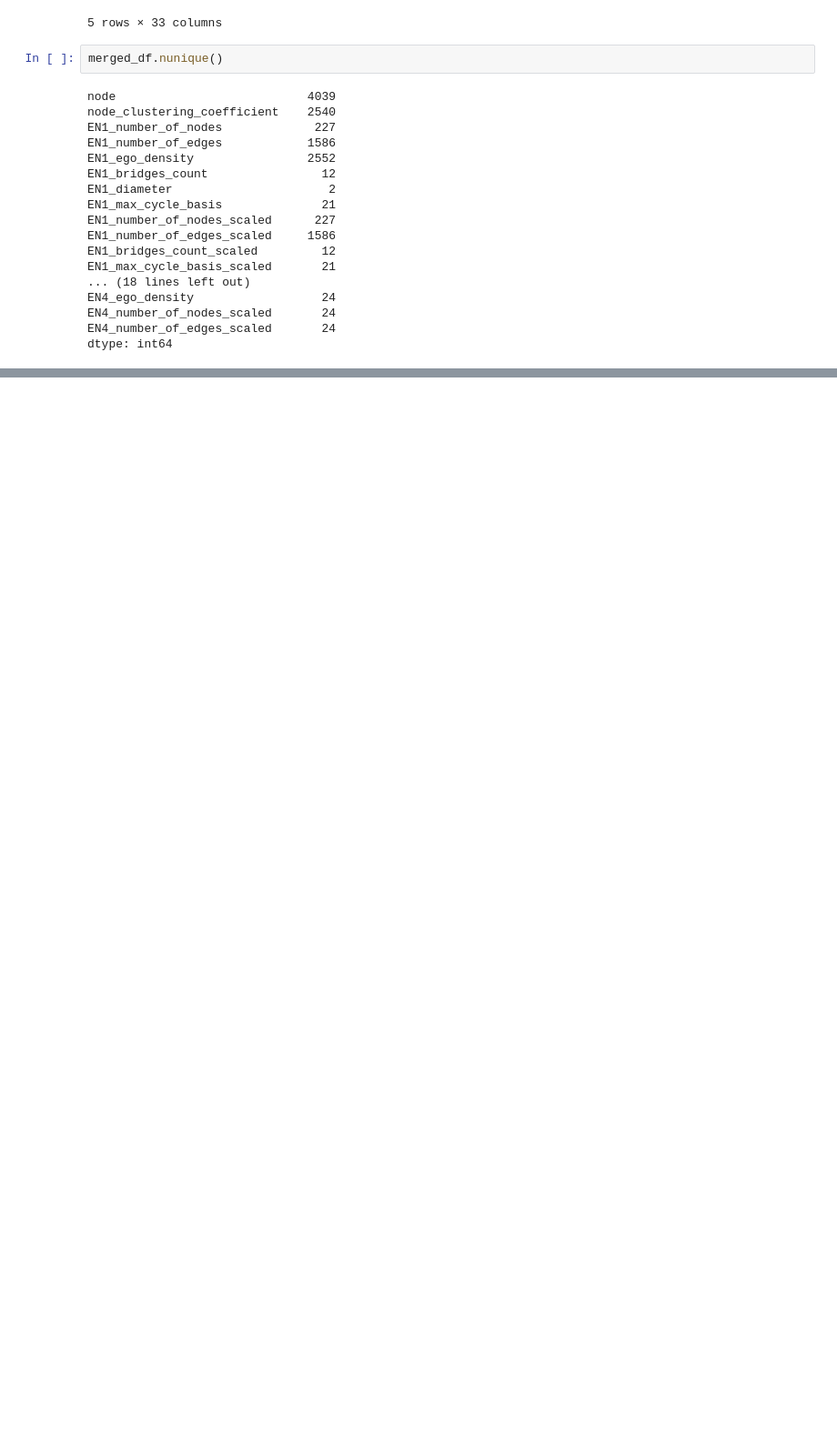
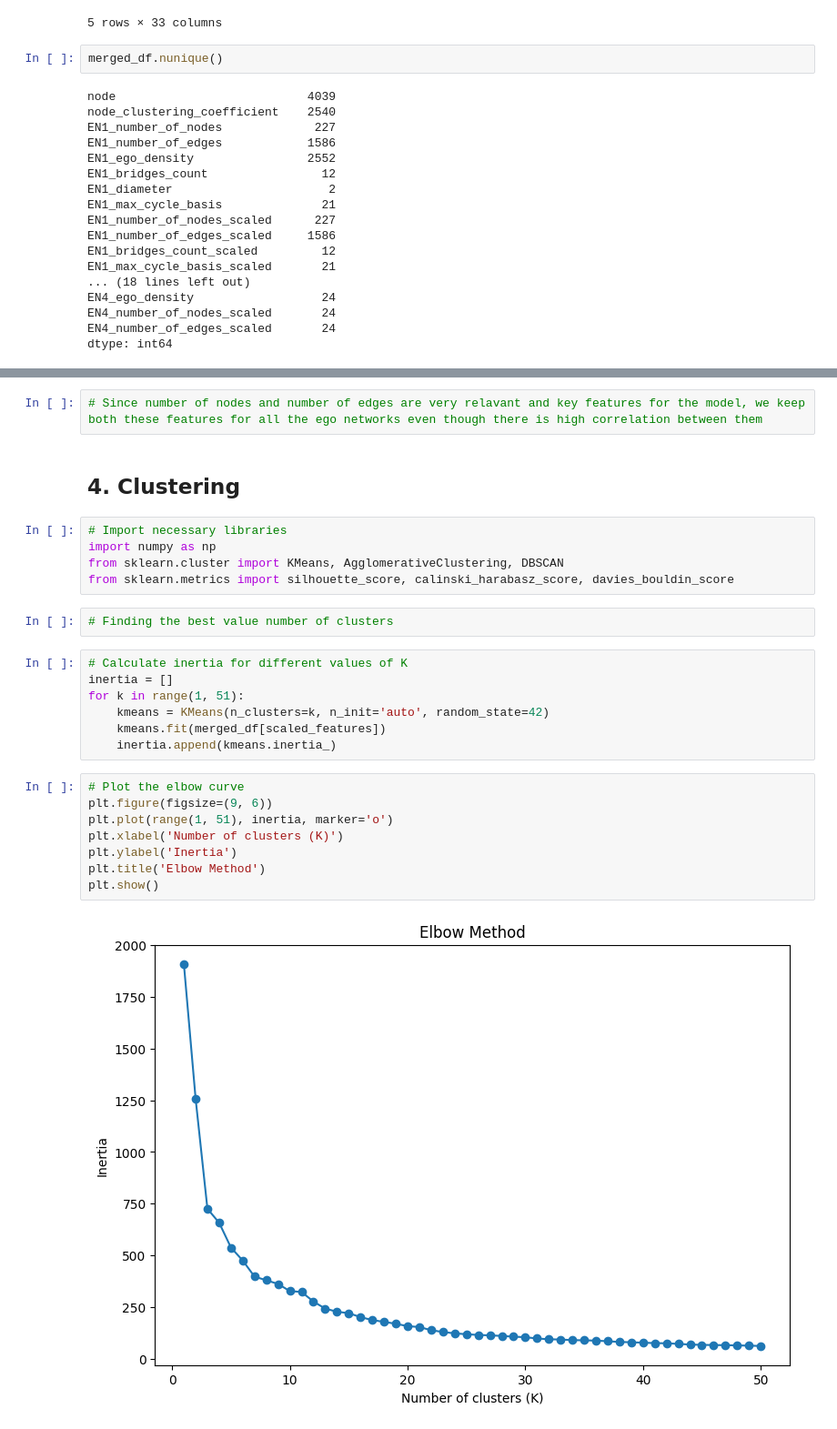
Before and after one commit to kk-shetty/data_science_ik, a Jupyter notebook: projects/ml_mini_project/node_clustering.ipynb, the cells around one changed output, grey strips where cells are left out. Shown at 91% size. Saved outputs shown, nothing was run; the diff lists cells and outputs as text; blank space fills up the shorter version.

```diff
--- a/projects/ml_mini_project/node_clustering.ipynb
+++ b/projects/ml_mini_project/node_clustering.ipynb
@@ -380,0 +404,28 @@ plt.show()
+# %%
+# Since number of nodes and number of edges are very relavant and key features for the model, we keep both these features for all the ego networks even though there is high correlation between them
+# %% [markdown]
+## 4. Clustering
+# %%
+# Import necessary libraries
+import numpy as np
+from sklearn.cluster import KMeans, AgglomerativeClustering, DBSCAN
+from sklearn.metrics import silhouette_score, calinski_harabasz_score, davies_bouldin_score
+# %%
+# Finding the best value number of clusters
+# %%
+# Calculate inertia for different values of K
+inertia = []
+for k in range(1, 51):
+    kmeans = KMeans(n_clusters=k, n_init='auto', random_state=42)
+    kmeans.fit(merged_df[scaled_features])
+    inertia.append(kmeans.inertia_)
+# %%
+# Plot the elbow curve
+plt.figure(figsize=(9, 6))
+plt.plot(range(1, 51), inertia, marker='o')
+plt.xlabel('Number of clusters (K)')
+plt.ylabel('Inertia')
+plt.title('Elbow Method')
+plt.show()
+# %% [output]
+[figure, added]
```
Also changed, not shown: parts of 26 cells of this notebook.
